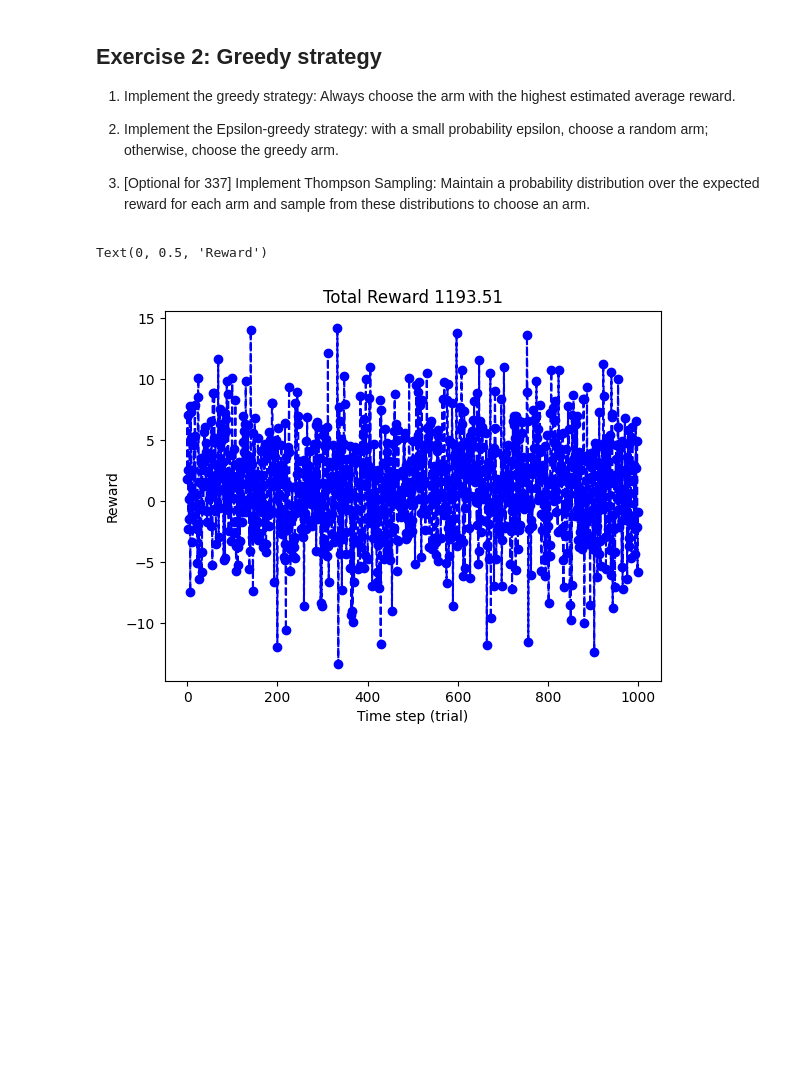
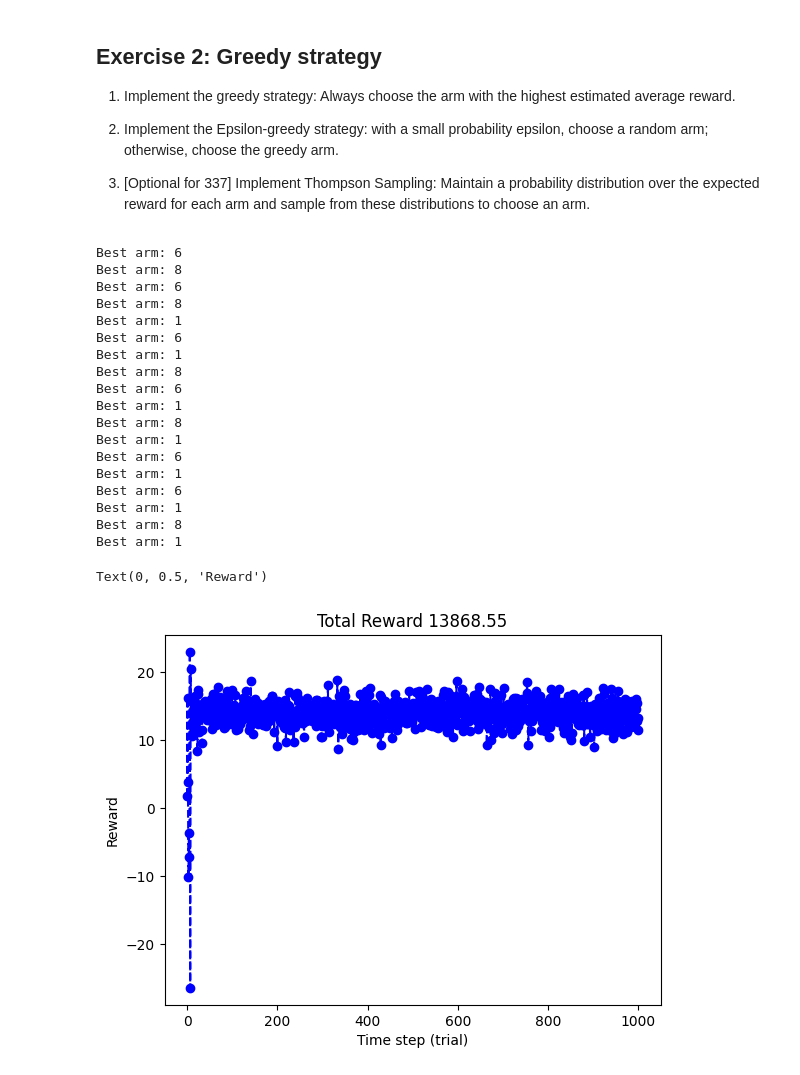
Before and after one commit to Jarvis-X/Aerial-Robotics-Course-Projects, a Jupyter notebook: lab1-bandit.ipynb, the cells around one changed output. Cells and saved outputs as stored; diff of their text form; code cells hidden in the pictures; blank space fills up the shorter version.

```diff
--- a/lab1-bandit.ipynb
+++ b/lab1-bandit.ipynb
@@ -138,36 +138,54 @@ for t in range(0, K):
     reward = np.random.normal(bandit_mean[a], bandit_std[a])
     rewards.append(reward)
     action_rewards[a].append(reward)
 
 best_a = np.argmax([np.mean(action_reward) for action_reward in action_rewards])
 print(f"Best arm: {best_a}")
 
 # Action: Choose the best action found in the first trials
-for t in range(0, T):
+for t in range(K, T):
     # Action: Choose the best arm
     a = best_a
 
     # Reward
     r = np.random.normal(bandit_mean[a], bandit_std[a])
     action_rewards[a].append(r)
 
     best_a = np.argmax([np.mean(action_reward) for action_reward in action_rewards])
     if best_a != a:
         print(f"Best arm: {best_a}")
     rewards.append(r)
 
 
 # Total reward
 total = sum(rewards)
 
 # Plot results
 plot(rewards, 'b--o', label='Rewards')
 plt.title("Total Reward %.2f"%total)
 xlabel("Time step (trial)")
 ylabel("Reward")
 # %% [output]
-Text(0, 0.5, 'Reward')
+Best arm: 6
+Best arm: 8
+Best arm: 6
+Best arm: 8
+Best arm: 1
+Best arm: 6
+Best arm: 1
+Best arm: 8
+Best arm: 6
+Best arm: 1
+Best arm: 8
+Best arm: 1
+Best arm: 6
+Best arm: 1
+Best arm: 6
+Best arm: 1
+Best arm: 8
+Best arm: 1
+Text(0, 0.5, 'Reward')
-[figure, old version]
+[figure, new version]
 # %%
 # Epsilon-greedy
 np.random.seed(seed)
```
Also changed, not shown: parts of 1 cell of this notebook.
